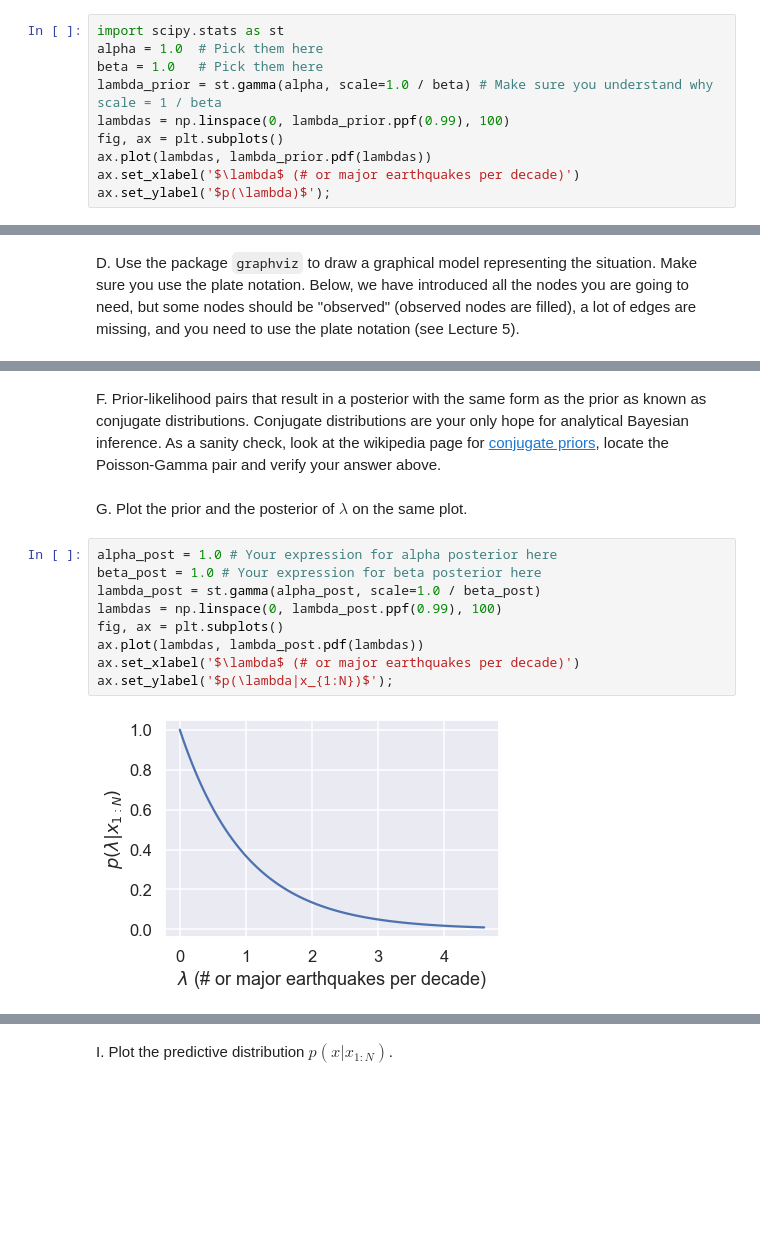
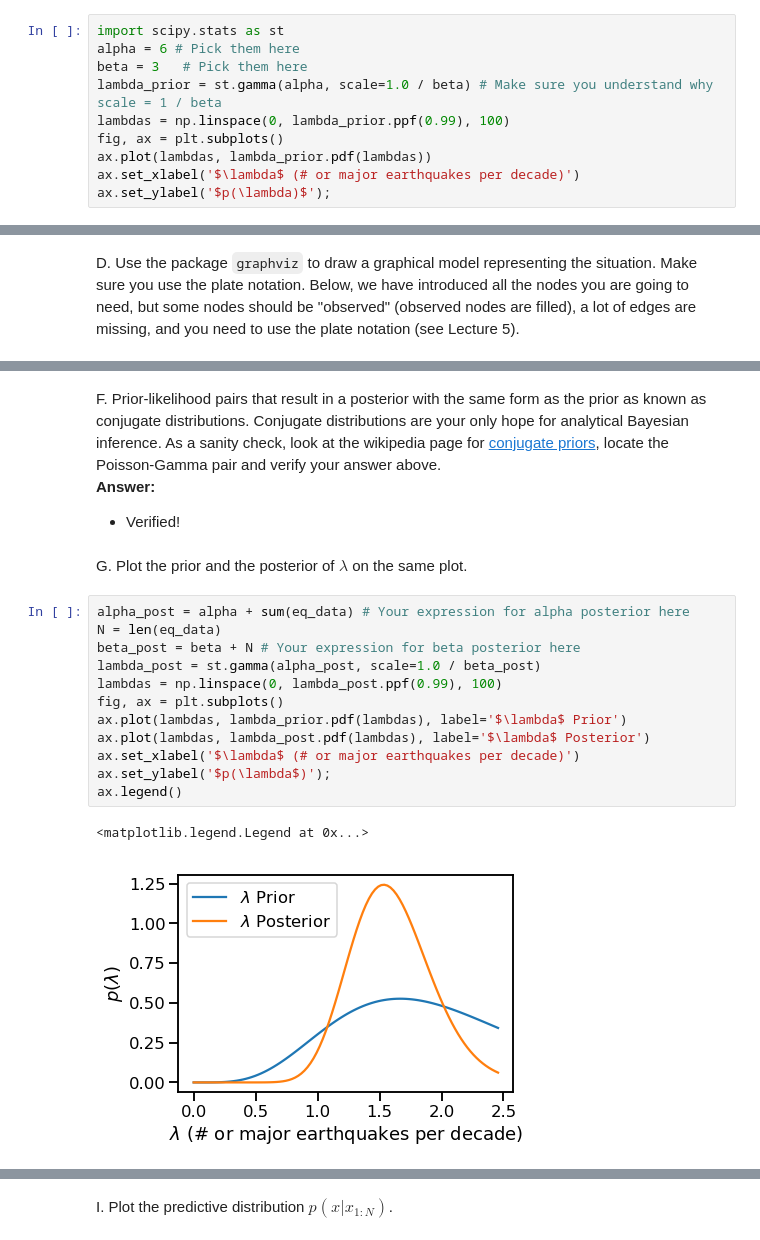
Before and after one commit to dhillonparveen/uq-course, a Jupyter notebook: homeworks/hw_01.ipynb, the cells around one changed output, grey strips where cells are left out. Saved outputs shown, nothing was run; the diff lists cells and outputs as text; blank space fills up the shorter version.

```diff
--- a/homeworks/hw_01.ipynb
+++ b/homeworks/hw_01.ipynb
@@ -242,8 +355,8 @@ where we are not conditioning on $\alpha$ and $\beta$ because they should be fix
 Use the code below to pick some some reasonable values for $\alpha$ and $\beta$.
 # %%
 import scipy.stats as st
-alpha = 1.0  # Pick them here
-beta = 1.0   # Pick them here
+alpha = 6 # Pick them here
+beta = 3   # Pick them here
 lambda_prior = st.gamma(alpha, scale=1.0 / beta) # Make sure you understand why scale = 1 / beta
 lambdas = np.linspace(0, lambda_prior.ppf(0.99), 100)
 fig, ax = plt.subplots()
@@ -277,19 +401,25 @@ Hint: When you write down the posterior of $\lambda$ you can drop any multiplica
 # %% [markdown]
 F. Prior-likelihood pairs that result in a posterior with the same form as the prior as known as conjugate distributions. Conjugate distributions are your only hope for analytical Bayesian inference.
-As a sanity check, look at the wikipedia page for [conjugate priors](https://en.wikipedia.org/wiki/Conjugate_prior), locate the Poisson-Gamma pair and verify your answer above.
+As a sanity check, look at the wikipedia page for [conjugate priors](https://en.wikipedia.org/wiki/Conjugate_prior), locate the Poisson-Gamma pair and verify your answer above. <br>
+**Answer:** <br>
+* Verified!
 # %% [markdown]
 G. Plot the prior and the posterior of $\lambda$ on the same plot.
 # %%
-alpha_post = 1.0 # Your expression for alpha posterior here
-beta_post = 1.0 # Your expression for beta posterior here
+alpha_post = alpha + sum(eq_data) # Your expression for alpha posterior here
+N = len(eq_data)
+beta_post = beta + N # Your expression for beta posterior here
 lambda_post = st.gamma(alpha_post, scale=1.0 / beta_post)
 lambdas = np.linspace(0, lambda_post.ppf(0.99), 100)
 fig, ax = plt.subplots()
-ax.plot(lambdas, lambda_post.pdf(lambdas))
+ax.plot(lambdas, lambda_prior.pdf(lambdas), label='$\lambda$ Prior')
+ax.plot(lambdas, lambda_post.pdf(lambdas), label='$\lambda$ Posterior')
 ax.set_xlabel('$\lambda$ (# or major earthquakes per decade)')
-ax.set_ylabel('$p(\lambda|x_{1:N})$');
+ax.set_ylabel('$p(\lambda$)');
+ax.legend()
 # %% [output]
+<matplotlib.legend.Legend at 0x...>
-[figure, old version]
+[figure, new version]
 # %% [markdown]
 H. Let's work out the predictive distribution for the number of major earthquakes during the next decade.
 This is something that we did not do in class, but it will appear again and again in future lectures.
```
Also changed, not shown: parts of 53 cells of this notebook, 1 other file.
